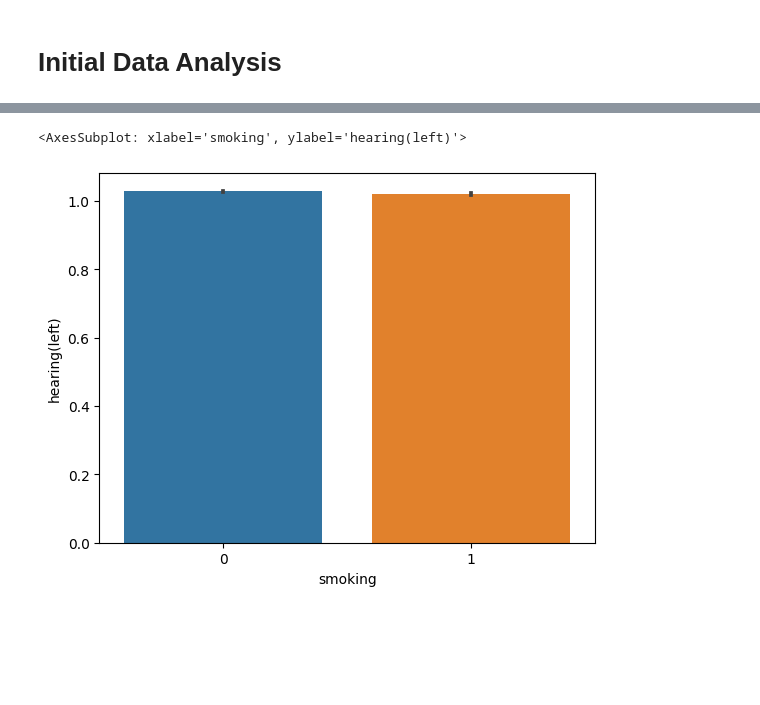
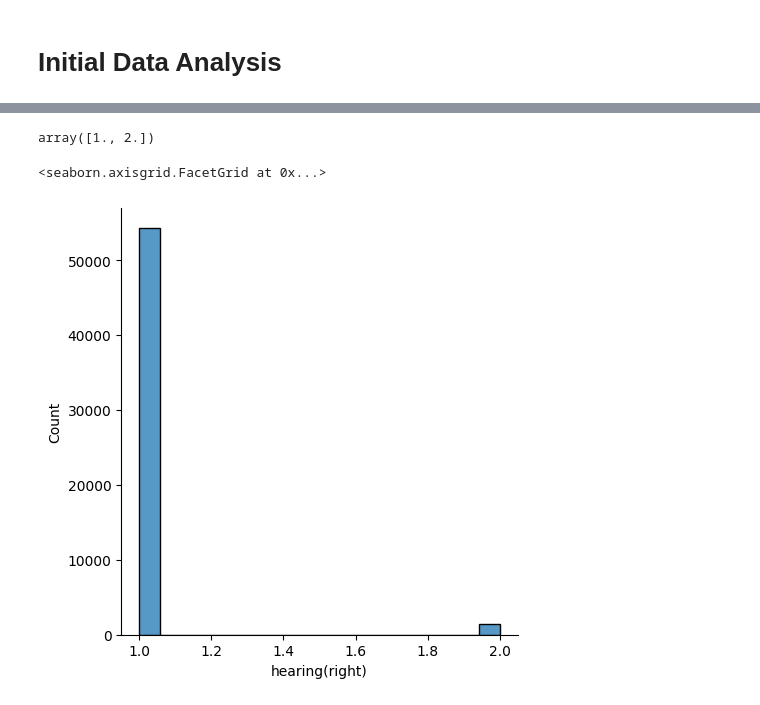
Before and after one commit to Renga1999/Data_Mining_Project_Body_Signal_due_to_smoking, a Jupyter notebook: Team2_python_project.ipynb, the cells around one changed output, grey strips where cells are left out. Cells and saved outputs as stored; diff of their text form; code cells hidden in the pictures; blank space fills up the shorter version.

```diff
--- a/Team2_python_project.ipynb
+++ b/Team2_python_project.ipynb
@@ -116,7 +132,11 @@ sns.heatmap(df.corr(), annot= True).figure.set_size_inches(25, 12)
+# %%
+df["hearing(left)"].unique()
+# %% [output]
+array([1., 2.])
 # %%
 # hearing, systolic, relaxation, fasting blood sugar level, cholesterol, triglyceride , smoking
 
-sns.barplot(data = df, y = "hearing(left)", x= "smoking")
+sns.displot(df["hearing(right)"])
 # %% [output]
-<AxesSubplot: xlabel='smoking', ylabel='hearing(left)'>
+<seaborn.axisgrid.FacetGrid at 0x...>
-[figure, old version]
+[figure, new version]
```
Also changed, not shown: parts of 4 cells of this notebook.
